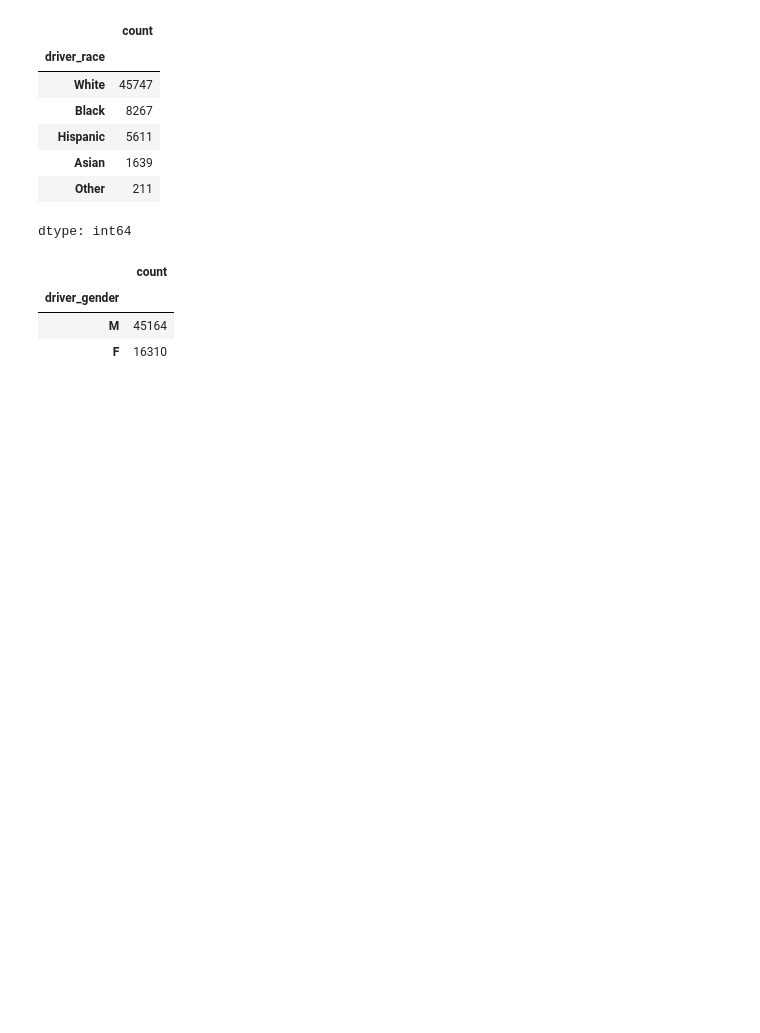
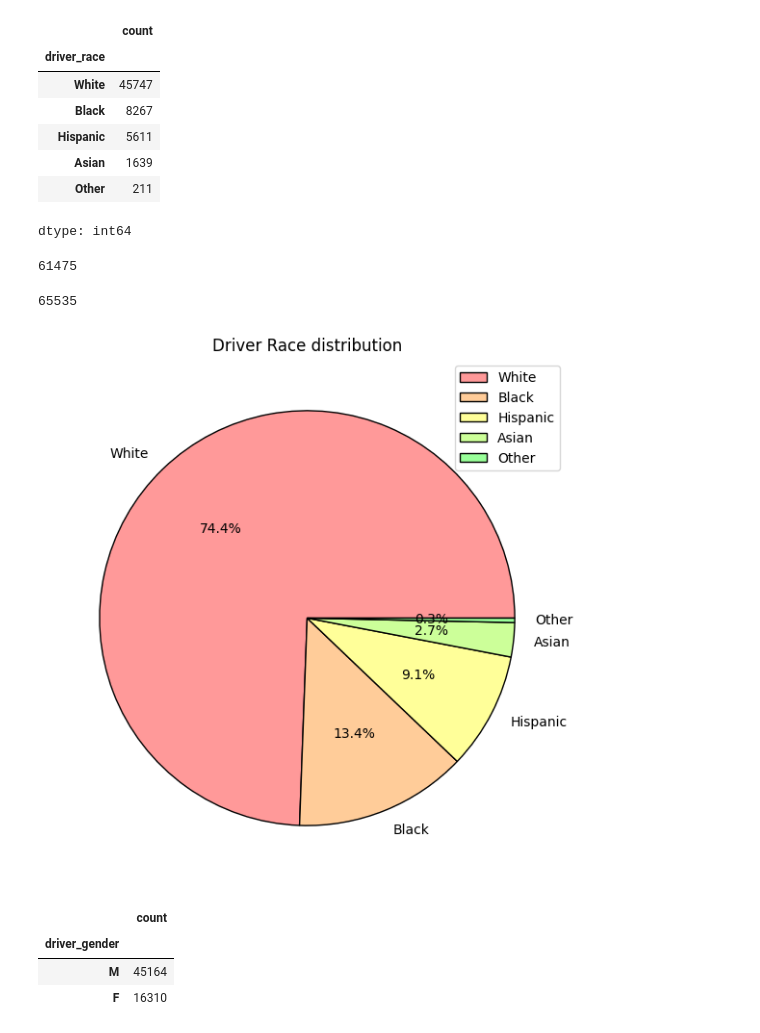
Before and after one commit to AditiShetti/Police-Stops-Data-Analysis-, a Jupyter notebook: Police_dataset_DA.ipynb, the cells around one changed output. Cells and saved outputs as stored; diff of their text form; code cells hidden in the pictures; blank space fills up the shorter version.

```diff
--- a/Police_dataset_DA.ipynb
+++ b/Police_dataset_DA.ipynb
@@ -203,6 +219,26 @@ df['driver_race'].value_counts()
 | Asian | 1639 |
 | Other | 211 |
 dtype: int64
+# %%
+df['driver_race'].value_counts().sum()  #Non- null values
+# %% [output]
+61475
+# %%
+len(df['driver_race'])  #Including null values
+# %% [output]
+65535
+# %%
+race=df['driver_race'].value_counts()
+
+plt.figure(figsize=(7,7))
+colors=['#FF9999','#FFCC99','#FFFF99','#CCFF99','#99FF99' ]
+
+plt.pie(race,labels=race.index,autopct='%1.1f%%',wedgeprops={'edgecolor':'black'}, colors=colors)
+plt.title('Driver Race distribution', loc='center')
+plt.legend(loc='upper right')
+plt.show()
+# %% [output]
+[figure, added]
 # %%
 df['driver_gender'].value_counts()
 # %% [output]
```
Also changed, not shown: parts of 27 cells of this notebook.
